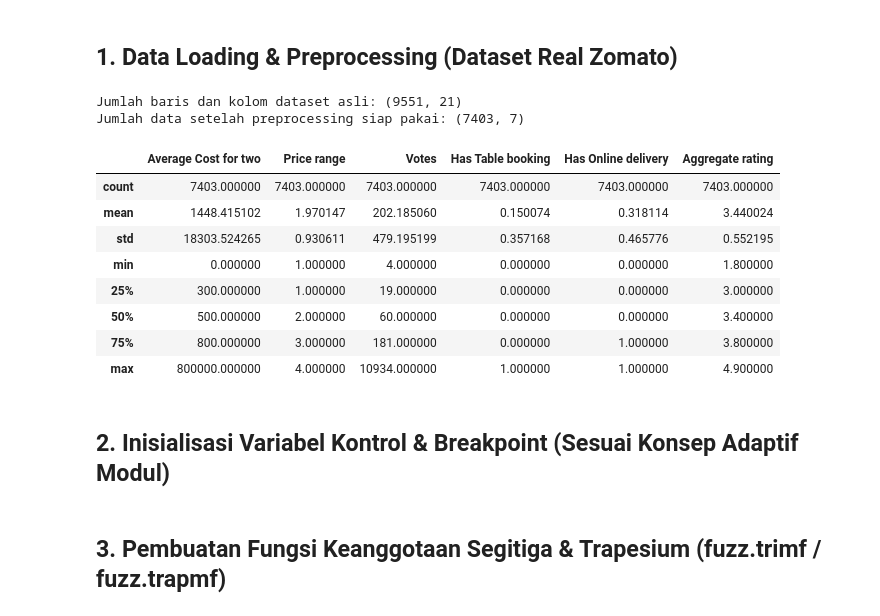
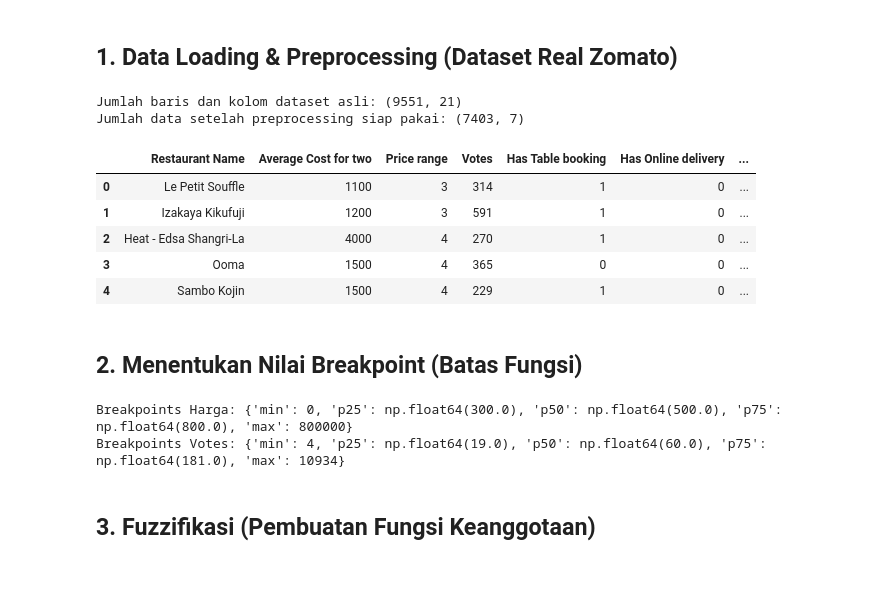
Before and after one commit to Balbale02/TUBES-DKA-SAPI, a Jupyter notebook: Tugas Besar DKA/tugas_besar_dka_fuzzy.ipynb, the cells around one changed output. Cells and saved outputs as stored; diff of their text form; code cells hidden in the pictures; blank space fills up the shorter version.

```diff
--- a/Tugas Besar DKA/tugas_besar_dka_fuzzy.ipynb
+++ b/Tugas Besar DKA/tugas_besar_dka_fuzzy.ipynb
@@ -20,36 +21,34 @@ plt.style.use('seaborn-v0_8-whitegrid')
 # %% [markdown]
 ## 1. Data Loading & Preprocessing (Dataset Real Zomato)
 # %%
+# Memuat data Zomato
 df = pd.read_csv('zomato.csv', encoding='latin-1')
 print("Jumlah baris dan kolom dataset asli:", df.shape)
 
-# Melakukan preprocessing data
+# Preprocessing kolom yang digunakan
 cols = ['Restaurant Name', 'Average Cost for two', 'Price range',
         'Votes', 'Has Table booking', 'Has Online delivery', 'Aggregate rating']
 data = df[cols].copy()
 
 # Filter data: Hapus rating 0 & ubah kategorikal Yes/No menjadi numerik biner (1/0)
 data = data[data['Aggregate rating'] > 0]
 data['Has Table booking'] = data['Has Table booking'].map({'Yes': 1, 'No': 0})
 data['Has Online delivery'] = data['Has Online delivery'].map({'Yes': 1, 'No': 0})
 data = data.dropna().reset_index(drop=True)
 
 print("Jumlah data setelah preprocessing siap pakai:", data.shape)
-data.describe()
+display(data.head())
 # %% [output]
 Jumlah baris dan kolom dataset asli: (9551, 21)
 Jumlah data setelah preprocessing siap pakai: (7403, 7)
-|  | Average Cost for two | Price range | Votes | Has Table booking | Has Online delivery | Aggregate rating |
-| count | 7403.000000 | 7403.000000 | 7403.000000 | 7403.000000 | 7403.000000 | 7403.000000 |
-| mean | 1448.415102 | 1.970147 | 202.185060 | 0.150074 | 0.318114 | 3.440024 |
-| std | 18303.524265 | 0.930611 | 479.195199 | 0.357168 | 0.465776 | 0.552195 |
-| min | 0.000000 | 1.000000 | 4.000000 | 0.000000 | 0.000000 | 1.800000 |
-| 25% | 300.000000 | 1.000000 | 19.000000 | 0.000000 | 0.000000 | 3.000000 |
-| 50% | 500.000000 | 2.000000 | 60.000000 | 0.000000 | 0.000000 | 3.400000 |
-| 75% | 800.000000 | 3.000000 | 181.000000 | 0.000000 | 1.000000 | 3.800000 |
-| max | 800000.000000 | 4.000000 | 10934.000000 | 1.000000 | 1.000000 | 4.900000 |
+|  | Restaurant Name | Average Cost for two | Price range | Votes | Has Table booking | Has Online delivery | ... |
+| 0 | Le Petit Souffle | 1100 | 3 | 314 | 1 | 0 | ... |
+| 1 | Izakaya Kikufuji | 1200 | 3 | 591 | 1 | 0 | ... |
+| 2 | Heat - Edsa Shangri-La | 4000 | 4 | 270 | 1 | 0 | ... |
+| 3 | Ooma | 1500 | 4 | 365 | 0 | 0 | ... |
+| 4 | Sambo Kojin | 1500 | 4 | 229 | 1 | 0 | ... |
 # %% [markdown]
-## 2. Inisialisasi Variabel Kontrol & Breakpoint (Sesuai Konsep Adaptif Modul)
+## 2. Menentukan Nilai Breakpoint (Batas Fungsi)
 # %%
 max_cost = int(data['Average Cost for two'].max())
 max_votes = int(data['Votes'].max())
@@ -66,19 +65,11 @@ def get_breakpoints(series):
 bp_cost  = get_breakpoints(data['Average Cost for two'])
 bp_votes = get_breakpoints(data['Votes'])
 
-universe_cost = np.arange(0, max_cost + 10, 10)
-universe_votes = np.arange(0, max_votes + 2, 1)
-universe_price = np.arange(1, 6, 1)
-universe_binary = np.arange(0, 2, 1)
-universe_output = np.arange(0, 101, 1)
-
-harga = ctrl.Antecedent(universe_cost, 'harga')
-votes = ctrl.Antecedent(universe_votes, 'votes')
-price_range = ctrl.Antecedent(universe_price, 'price_range')
-booking = ctrl.Antecedent(universe_binary, 'booking')
-delivery = ctrl.Antecedent(universe_binary, 'delivery')
-
-rekomendasi_mam = ctrl.Consequent(universe_output, 'rekomendasi_mam')
+print("Breakpoints Harga:", bp_cost)
+print("Breakpoints Votes:", bp_votes)
+# %% [output]
+Breakpoints Harga: {'min': 0, 'p25': np.float64(300.0), 'p50': np.float64(500.0), 'p75': np.float64(800.0), 'max': 800000}
+Breakpoints Votes: {'min': 4, 'p25': np.float64(19.0), 'p50': np.float64(60.0), 'p75': np.float64(181.0), 'max': 10934}
 # %% [markdown]
-## 3. Pembuatan Fungsi Keanggotaan Segitiga & Trapesium (fuzz.trimf / fuzz.trapmf)
+## 3. Fuzzifikasi (Pembuatan Fungsi Keanggotaan)
 # %%
```
Also changed, not shown: parts of 12 cells of this notebook.
